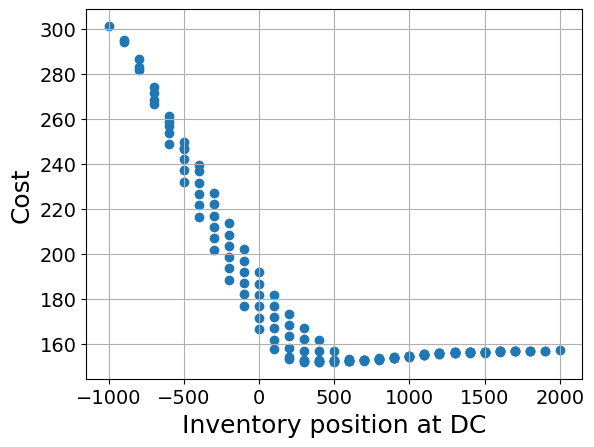
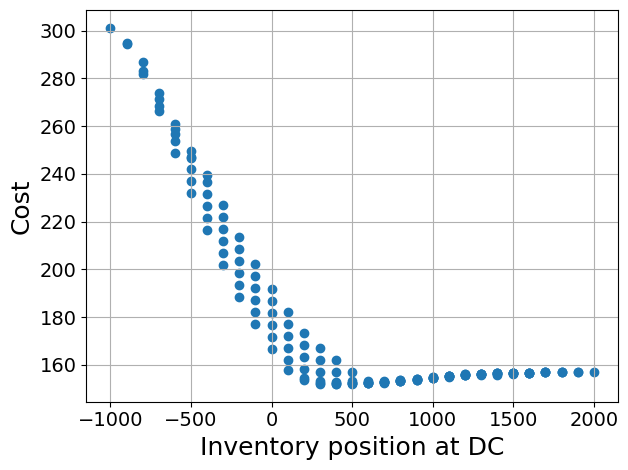
The notebook cell's code change between the first figure and the second:
--- before
+++ after
@@ -4,4 +4,5 @@
 plt.ylabel("Cost", fontsize=18)
 plt.grid()
+plt.tight_layout()
 plt.savefig(f"Figures/single_echelon/cost_L{lead_time}_cap{capacity}_moq{max(A)}_sl{cb*100/(cb+ch):.1f}.pdf", dpi=300)
 plt.show()

Commit: Updated single-echelon plots to not have cut off x-axis labels